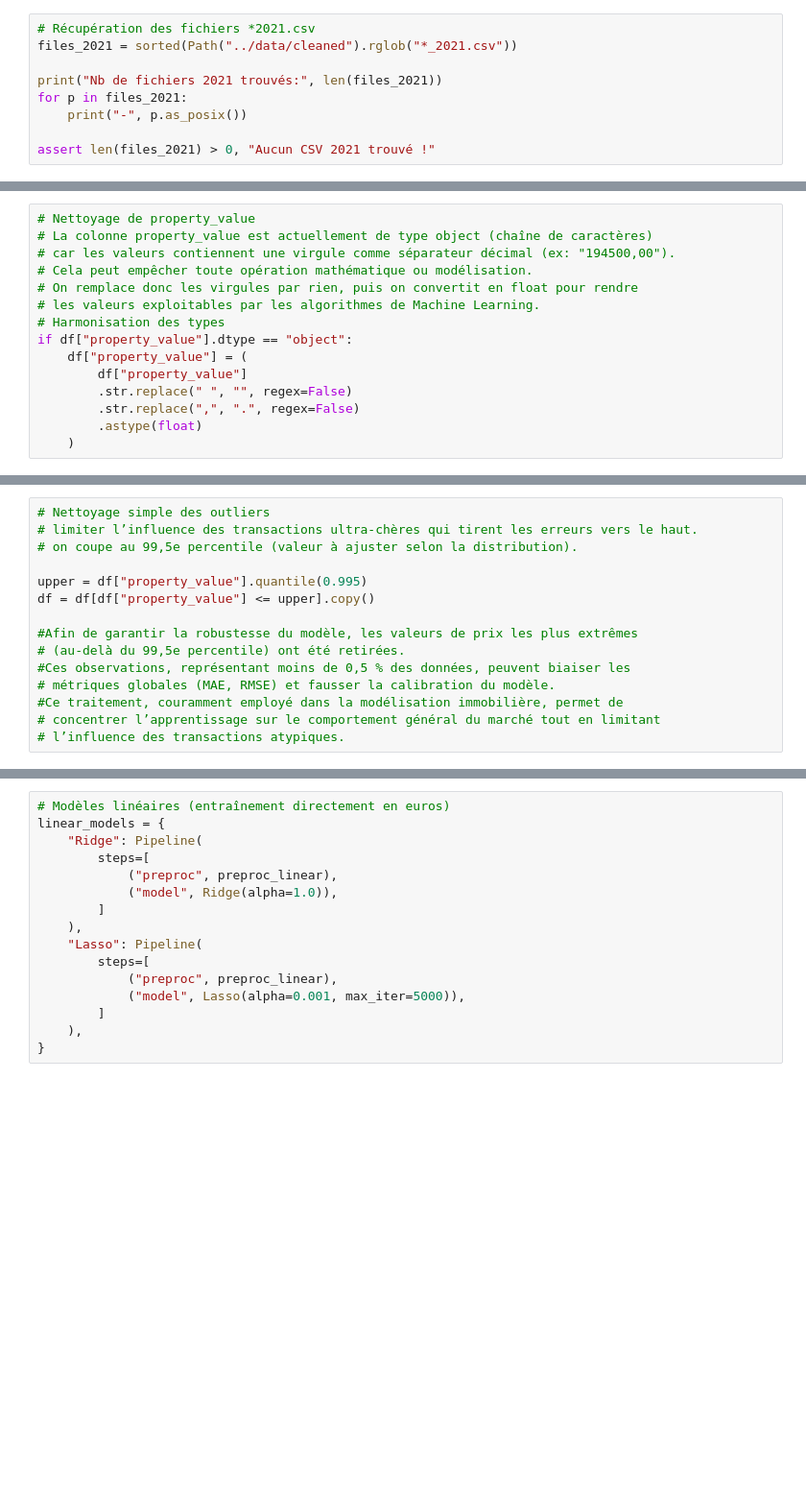
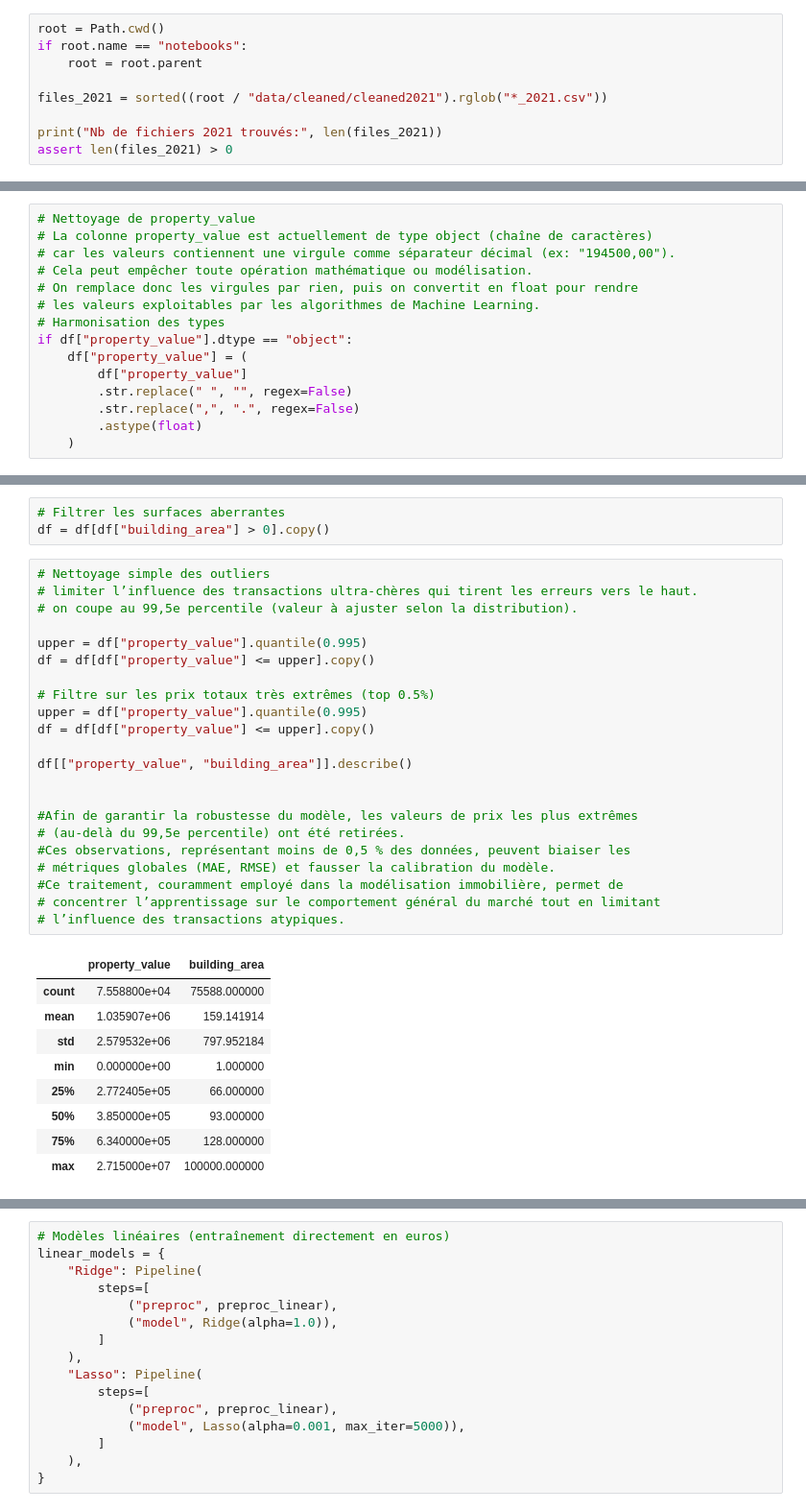
Before and after one commit to NicolasCollin/gpd-m2sep-france-property-insight, a Jupyter notebook: notebooks/Gradient_boost_model.ipynb, the cells around one changed output, grey strips where cells are left out. Shown at 96% size. Saved outputs shown, nothing was run; the diff lists cells and outputs as text; blank space fills up the shorter version.

```diff
--- a/notebooks/Gradient_boost_model.ipynb
+++ b/notebooks/Gradient_boost_model.ipynb
@@ -19,11 +28,11 @@ np.random.seed(42)
 # %%
-# Récupération des fichiers *2021.csv
-files_2021 = sorted(Path("../data/cleaned").rglob("*_2021.csv"))
+root = Path.cwd()
+if root.name == "notebooks":
+    root = root.parent
+
+files_2021 = sorted((root / "data/cleaned/cleaned2021").rglob("*_2021.csv"))
 
 print("Nb de fichiers 2021 trouvés:", len(files_2021))
-for p in files_2021:
-    print("-", p.as_posix())
-
-assert len(files_2021) > 0, "Aucun CSV 2021 trouvé !"
+assert len(files_2021) > 0
 # %% [output]
 Nb de fichiers 2021 trouvés: 8
@@ -84,15 +95,35 @@ df["month"] = df["transaction_date"].dt.month.astype("Int64")
+# %%
+# Filtrer les surfaces aberrantes
+df = df[df["building_area"] > 0].copy()
 # %%
 # Nettoyage simple des outliers
 # limiter l’influence des transactions ultra-chères qui tirent les erreurs vers le haut.
 # on coupe au 99,5e percentile (valeur à ajuster selon la distribution).
 
 upper = df["property_value"].quantile(0.995)
 df = df[df["property_value"] <= upper].copy()
 
+# Filtre sur les prix totaux très extrêmes (top 0.5%)
+upper = df["property_value"].quantile(0.995)
+df = df[df["property_value"] <= upper].copy()
+
+df[["property_value", "building_area"]].describe()
+
+
 #Afin de garantir la robustesse du modèle, les valeurs de prix les plus extrêmes
 # (au-delà du 99,5e percentile) ont été retirées.
 #Ces observations, représentant moins de 0,5 % des données, peuvent biaiser les
 # métriques globales (MAE, RMSE) et fausser la calibration du modèle.
 #Ce traitement, couramment employé dans la modélisation immobilière, permet de
 # concentrer l’apprentissage sur le comportement général du marché tout en limitant
 # l’influence des transactions atypiques.
+# %% [output]
+|  | property_value | building_area |
+| count | 7.558800e+04 | 75588.000000 |
+| mean | 1.035907e+06 | 159.141914 |
+| std | 2.579532e+06 | 797.952184 |
+| min | 0.000000e+00 | 1.000000 |
+| 25% | 2.772405e+05 | 66.000000 |
+| 50% | 3.850000e+05 | 93.000000 |
+| 75% | 6.340000e+05 | 128.000000 |
+| max | 2.715000e+07 | 100000.000000 |
```
Also changed, not shown: parts of 52 cells of this notebook, 2 other files.
